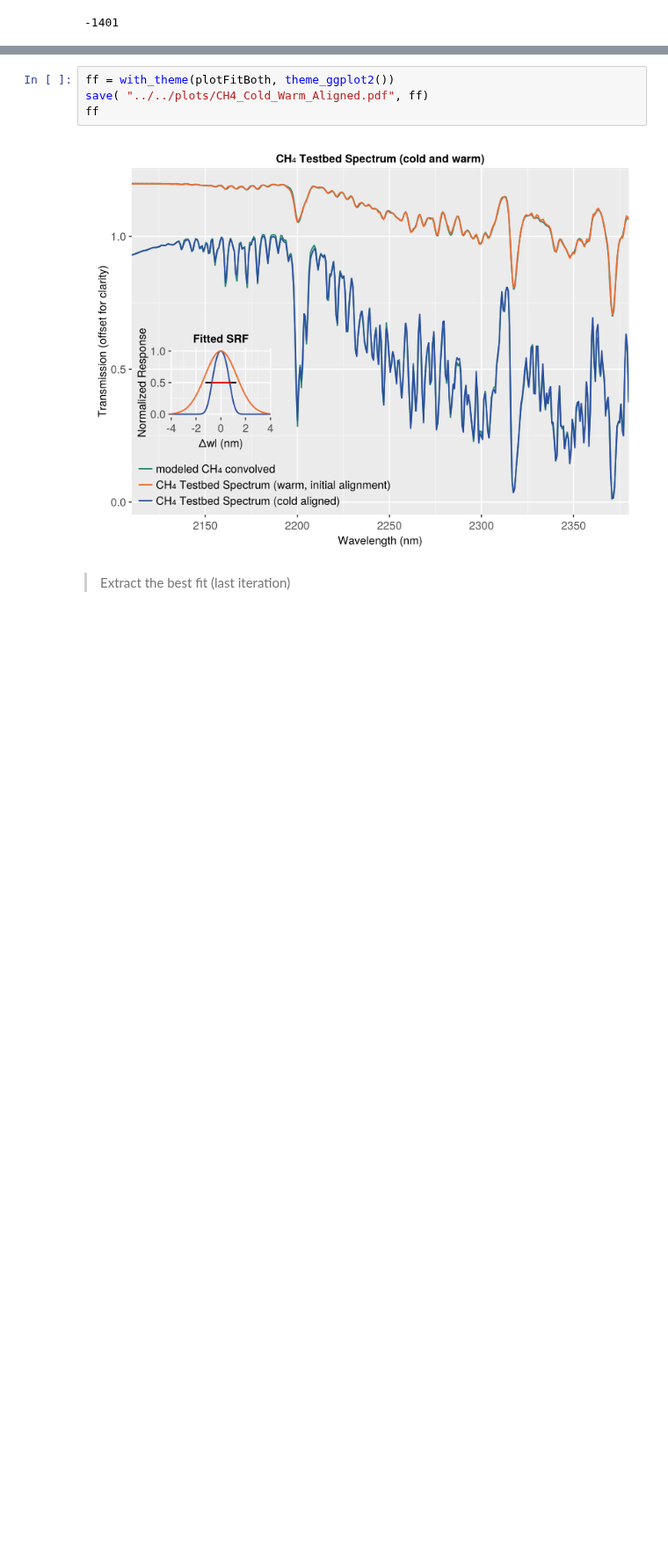
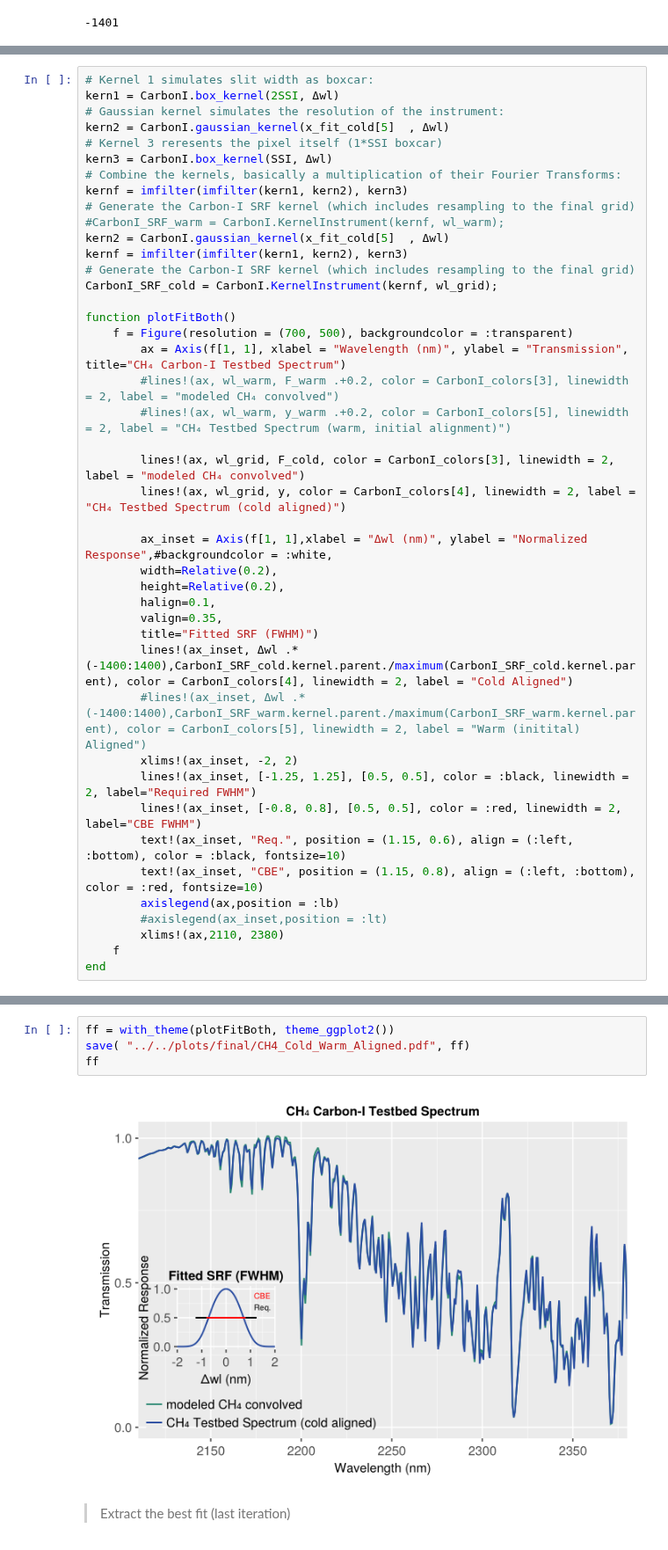
Before and after one commit to Carbon-I/CarbonI, a Jupyter notebook: src/notebooks/TestBedCold.ipynb, the cells around one changed output, grey strips where cells are left out. Shown at 88% size. Saved outputs shown, nothing was run; the diff lists cells and outputs as text; blank space fills up the shorter version.

```diff
--- a/src/notebooks/TestBedCold.ipynb
+++ b/src/notebooks/TestBedCold.ipynb
@@ -430,0 +391,43 @@ CarbonI_SRF_cold.kernel.offset
+# %%
+# Kernel 1 simulates slit width as boxcar:
+kern1 = CarbonI.box_kernel(2SSI, Δwl)
+# Gaussian kernel simulates the resolution of the instrument:
+kern2 = CarbonI.gaussian_kernel(x_fit_cold[5]  , Δwl)
+# Kernel 3 reresents the pixel itself (1*SSI boxcar)
+kern3 = CarbonI.box_kernel(SSI, Δwl)
+# Combine the kernels, basically a multiplication of their Fourier Transforms:
+kernf = imfilter(imfilter(kern1, kern2), kern3)
+# Generate the Carbon-I SRF kernel (which includes resampling to the final grid)
+#CarbonI_SRF_warm = CarbonI.KernelInstrument(kernf, wl_warm);
+kern2 = CarbonI.gaussian_kernel(x_fit_cold[5]  , Δwl)
+kernf = imfilter(imfilter(kern1, kern2), kern3)
+# Generate the Carbon-I SRF kernel (which includes resampling to the final grid)
+CarbonI_SRF_cold = CarbonI.KernelInstrument(kernf, wl_grid);
+
+function plotFitBoth()
+    f = Figure(resolution = (700, 500), backgroundcolor = :transparent)
+        ax = Axis(f[1, 1], xlabel = "Wavelength (nm)", ylabel = "Transmission", title="CH₄ Carbon-I Testbed Spectrum")
+        #lines!(ax, wl_warm, F_warm .+0.2, color = CarbonI_colors[3], linewidth = 2, label = "modeled CH₄ convolved")
+        #lines!(ax, wl_warm, y_warm .+0.2, color = CarbonI_colors[5], linewidth = 2, label = "CH₄ Testbed Spectrum (warm, initial alignment)")
+
+        lines!(ax, wl_grid, F_cold, color = CarbonI_colors[3], linewidth = 2, label = "modeled CH₄ convolved")
+        lines!(ax, wl_grid, y, color = CarbonI_colors[4], linewidth = 2, label = "CH₄ Testbed Spectrum (cold aligned)")
+
+        ax_inset = Axis(f[1, 1],xlabel = "Δwl (nm)", ylabel = "Normalized Response",#backgroundcolor = :white,
+        width=Relative(0.2),
+        height=Relative(0.2),
+        halign=0.1,
+        valign=0.35,
+        title="Fitted SRF (FWHM)")
+        lines!(ax_inset, Δwl .*(-1400:1400),CarbonI_SRF_cold.kernel.parent./maximum(CarbonI_SRF_cold.kernel.parent), color = CarbonI_colors[4], linewidth = 2, label = "Cold Aligned")
+        #lines!(ax_inset, Δwl .*(-1400:1400),CarbonI_SRF_warm.kernel.parent./maximum(CarbonI_SRF_warm.kernel.parent), color = CarbonI_colors[5], linewidth = 2, label = "Warm (initital) Aligned")
+        xlims!(ax_inset, -2, 2)
+        lines!(ax_inset, [-1.25, 1.25], [0.5, 0.5], color = :black, linewidth = 2, label="Required FWHM")
+        lines!(ax_inset, [-0.8, 0.8], [0.5, 0.5], color = :red, linewidth = 2, label="CBE FWHM")
+        text!(ax_inset, "Req.", position = (1.15, 0.6), align = (:left, :bottom), color = :black, fontsize=10)
+        text!(ax_inset, "CBE", position = (1.15, 0.8), align = (:left, :bottom), color = :red, fontsize=10)
+        axislegend(ax,position = :lb)
+        #axislegend(ax_inset,position = :lt)
+        xlims!(ax,2110, 2380)
+    f
+end
@@ -431,9 +436,9 @@ CarbonI_SRF_cold.kernel.offset
 # %%
 ff = with_theme(plotFitBoth, theme_ggplot2())
-save( "../../plots/CH4_Cold_Warm_Aligned.pdf", ff)
+save( "../../plots/final/CH4_Cold_Warm_Aligned.pdf", ff)
 ff
 # %% [output]
-[figure, old version]
+[figure, new version]
 # %% [markdown]
 > Extract the best fit (last iteration)
 # %%
```
Also changed, not shown: parts of 15 cells of this notebook, 4 other files.
